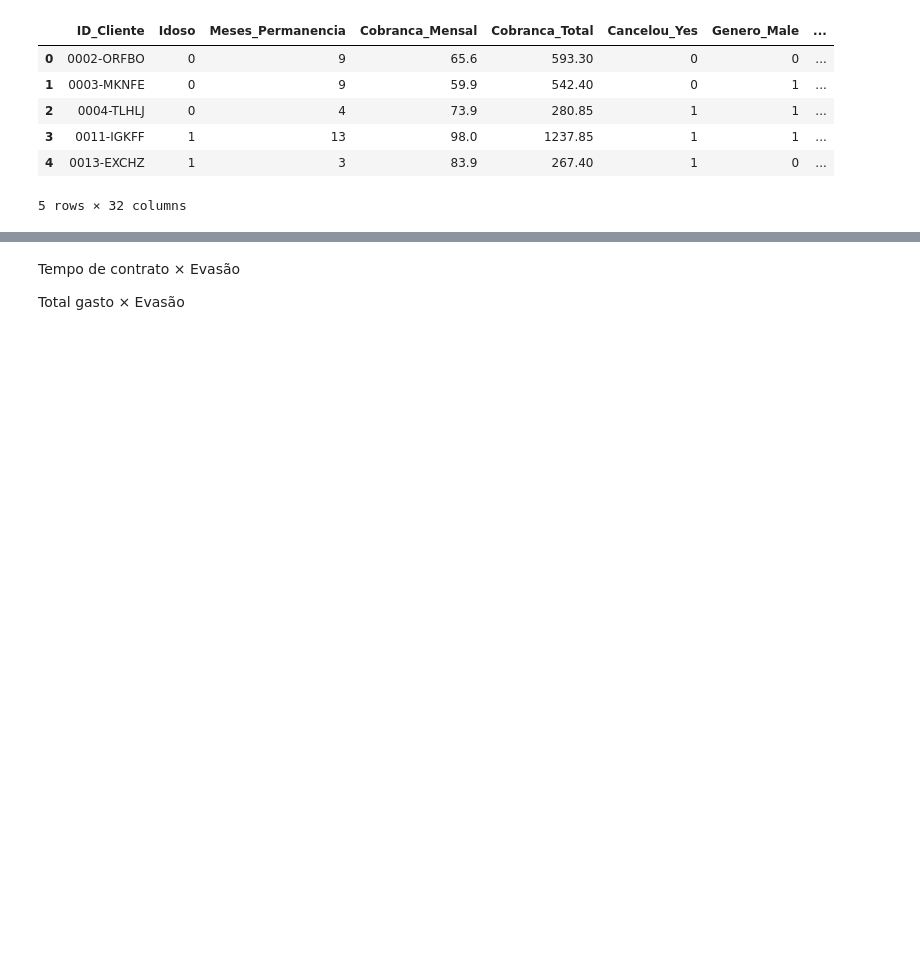
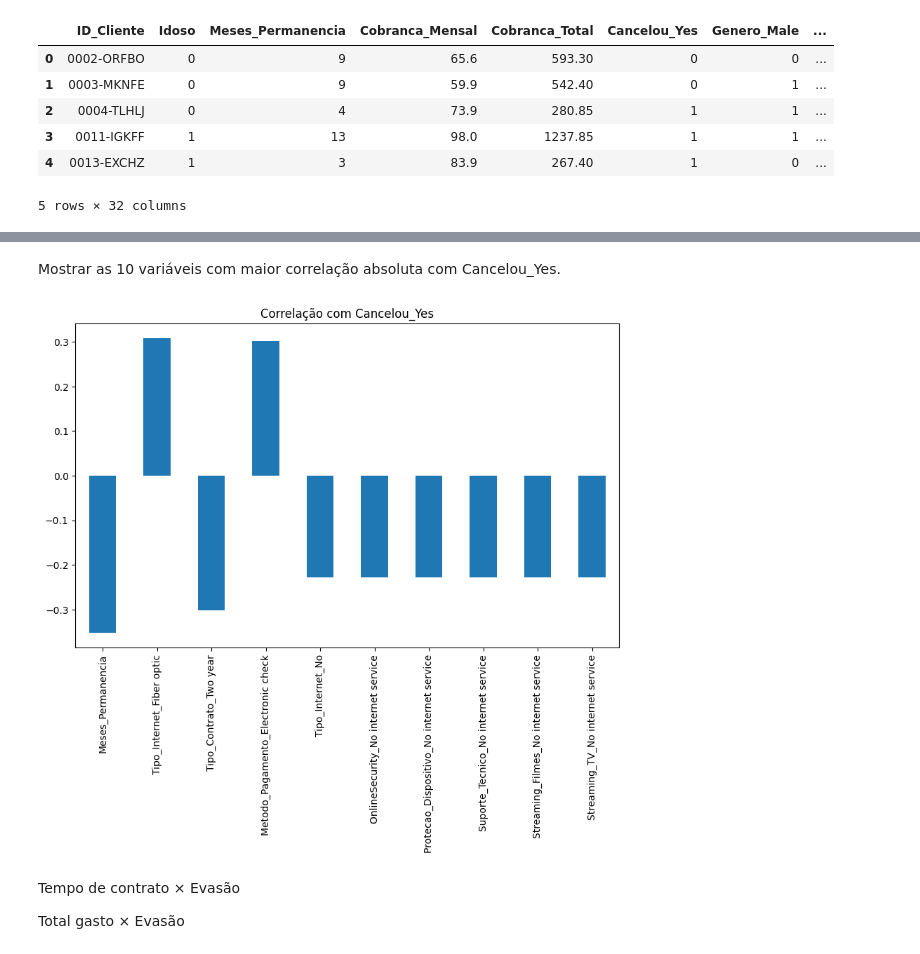
Before and after one commit to tluistorres/Cursos, a Jupyter notebook: TelecomX_parte2_BR.ipynb, the cells around one changed output, grey strips where cells are left out. Cells and saved outputs as stored; diff of their text form; code cells hidden in the pictures; blank space fills up the shorter version.

```diff
--- a/TelecomX_parte2_BR.ipynb
+++ b/TelecomX_parte2_BR.ipynb
@@ -121,3 +171,14 @@ Name: Cancelou_Yes, dtype: float64
+# %% [markdown]
+Mostrar as 10 variáveis com maior correlação absoluta com Cancelou_Yes.
+# %%
+correlacao_com_cancelamento = correlacao['Cancelou_Yes'].drop('Cancelou_Yes').sort_values(key=lambda x: x.abs(), ascending=False).head(10)
+
+plt.figure(figsize=(10, 6))
+correlacao_com_cancelamento.plot(kind='bar')
+plt.title('Correlação com Cancelou_Yes')
+plt.show()
+# %% [output]
+[figure, added]
 # %%
 dados_encoded.drop([ 'Genero_Male', 'Servico_Telefone_Yes', 'Multiplas_Linhas_No phone service'], axis=1, inplace=True)
 # %% [markdown]
```
Also changed, not shown: parts of 35 cells of this notebook.
